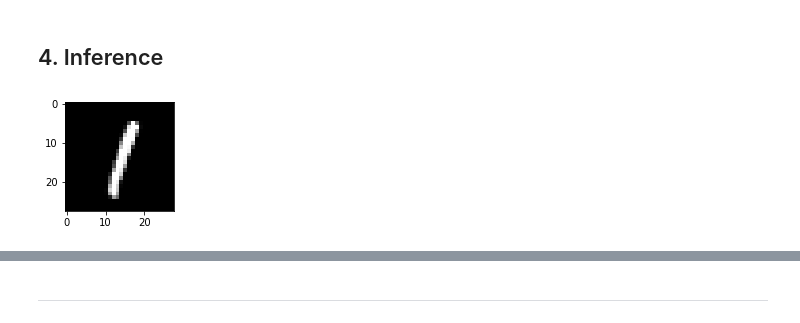
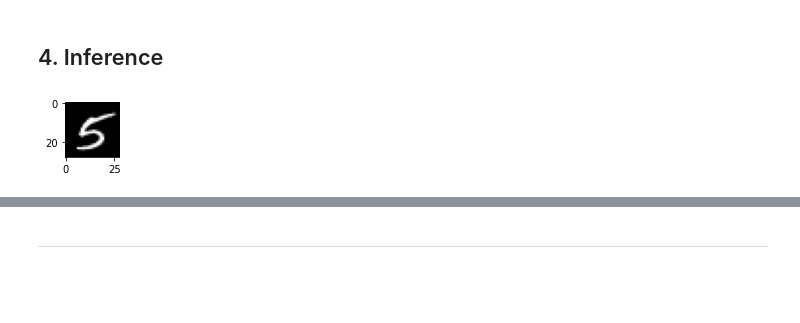
Before and after one commit to dcarpintero/fastai-deeplearning, a Jupyter notebook: course2024/lesson_03.full.mnist.mlp.ipynb, the cells around one changed output, grey strips where cells are left out. Drawn from its saved outputs; the diff is of its cells as text; code cells hidden in the pictures; blank space fills up the shorter version.

```diff
--- a/course2024/lesson_03.full.mnist.mlp.ipynb
+++ b/course2024/lesson_03.full.mnist.mlp.ipynb
@@ -63,8 +63,7 @@ class Linear(nn.Module):
         self.in_features = in_features
         self.out_features = out_features
 
-        self.weight = nn.Parameter((torch.randn((self.in_features,
-                                                 self.out_features), device=device) * 0.1).requires_grad_())
+        self.weight = nn.Parameter((torch.randn((self.in_features, self.out_features), device=device) * 0.1).requires_grad_())
         self.bias = nn.Parameter((torch.randn(self.out_features, device=device) * 0.1).requires_grad_())
         """
         step_1: initialize_parameters (weights & biases)
@@ -121,18 +120,23 @@ class DigitClassifier(nn.Module):
         super(DigitClassifier, self).__init__()
         self.main = Sequential(
             Flatten(),
-            Linear(in_features=784, out_features=128),
+            Linear(in_features=784, out_features=256),
             ReLU(),
-            Linear(in_features=128, out_features=64),
+            Linear(in_features=256, out_features=64),
             ReLU(),
             Linear(in_features=64, out_features=10),
         )
+    """
+    The output of the model will be logits (unnormalized +- scores).
+    Our loss function (nn.CrossEntropyLoss()) expects logits as input,
+    and then it applies the softmax function internally.
+    """
 
     def forward(self, x: torch.Tensor) -> torch.Tensor:
         return self.main(x)
-        """
-        step_2: calculate_predictions
-        """
+    """
+    step_2: calculate_predictions
+    """
 
 model = DigitClassifier().to(device)
 model
@@ -191,9 +197,9 @@ class BasicOptim:
 # %%
 config = LearnerConfig(model=model,
                        criterion=nn.CrossEntropyLoss(),
-                       epochs=10,
-                       batch_size=128,
-                       lr=0.005,
+                       epochs=15,
+                       batch_size=64,
+                       lr=0.01,
                        device=device)
 # %% [markdown]
 ## 2. Create DataLoaders
@@ -327,14 +342,14 @@ epoch   train_loss      test_accuracy
 # %%
 images, _ = next(iter(loaders['test']))
 
 i = torch.randint(len(images), size=(1,)).item()
 img = images[i]
 
-plt.figure(figsize=(2, 2))
+plt.figure(figsize=(1, 1))
 plt.imshow(img.squeeze(), cmap='gray')
 plt.show()
 # %% [output]
-[figure, old version]
+[figure, new version]
 # %%
 learner.predict(img)
 # %% [output]
```
Also changed, not shown: parts of 15 cells of this notebook, 3 other files.
